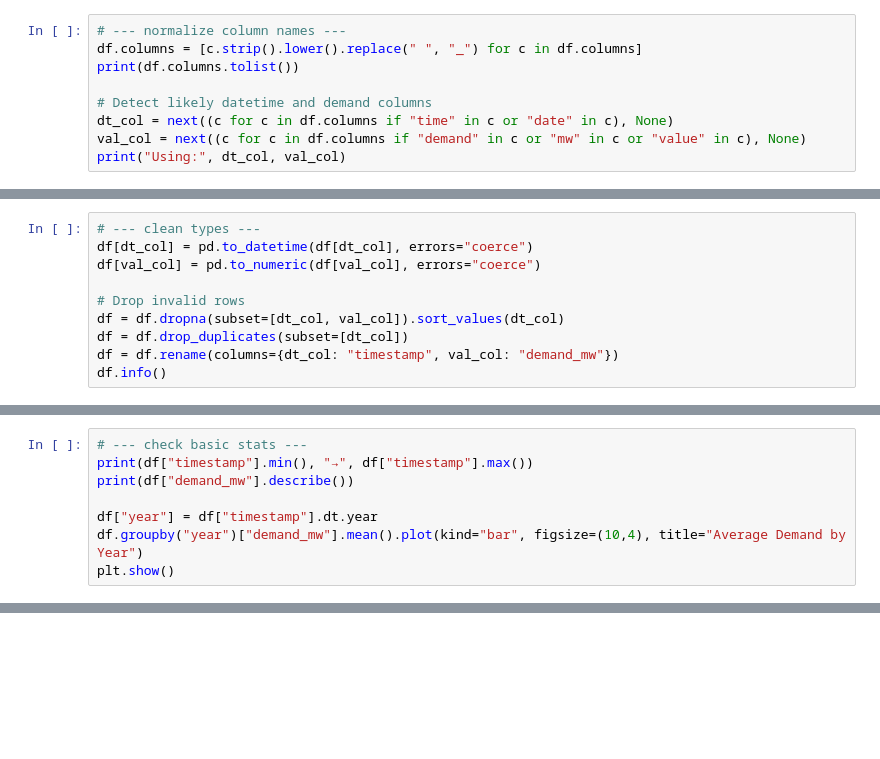
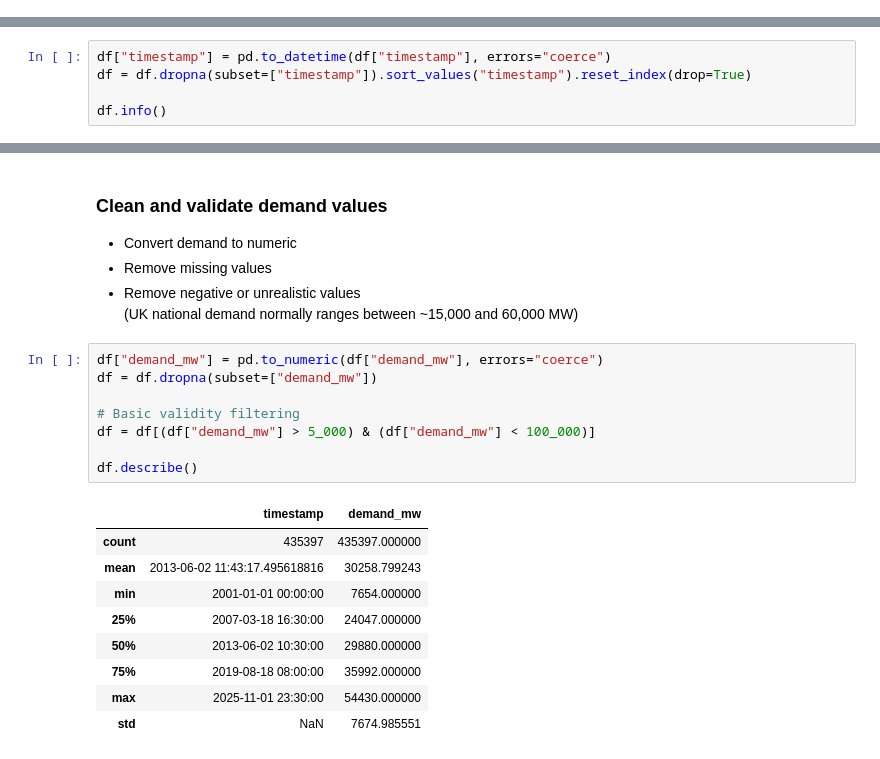
Before and after one commit to marin-janushaj1/Cloud-AI, a Jupyter notebook: dataset2_uk_electricity/2_clean.ipynb, the cells around one changed output, grey strips where cells are left out. Drawn from its saved outputs; the diff is of its cells as text; blank space fills up the shorter version.

```diff
--- a/dataset2_uk_electricity/2_clean.ipynb
+++ b/dataset2_uk_electricity/2_clean.ipynb
@@ -23,9 +36,0 @@ df.head()
-# %%
-# --- normalize column names ---
-df.columns = [c.strip().lower().replace(" ", "_") for c in df.columns]
-print(df.columns.tolist())
-
-# Detect likely datetime and demand columns
-dt_col = next((c for c in df.columns if "time" in c or "date" in c), None)
-val_col = next((c for c in df.columns if "demand" in c or "mw" in c or "value" in c), None)
-print("Using:", dt_col, val_col)
@@ -35,10 +36,0 @@ Using: settlement_date england_wales_demand
-# %%
-# --- clean types ---
-df[dt_col] = pd.to_datetime(df[dt_col], errors="coerce")
-df[val_col] = pd.to_numeric(df[val_col], errors="coerce")
-
-# Drop invalid rows
-df = df.dropna(subset=[dt_col, val_col]).sort_values(dt_col)
-df = df.drop_duplicates(subset=[dt_col])
-df = df.rename(columns={dt_col: "timestamp", val_col: "demand_mw"})
-df.info()
@@ -63,8 +36,0 @@ memory usage: 1.5 MB
-# %%
-# --- check basic stats ---
-print(df["timestamp"].min(), "→", df["timestamp"].max())
-print(df["demand_mw"].describe())
-
-df["year"] = df["timestamp"].dt.year
-df.groupby("year")["demand_mw"].mean().plot(kind="bar", figsize=(10,4), title="Average Demand by Year")
-plt.show()
@@ -114,0 +42,5 @@ Remaining records: 34755
+# %%
+df["timestamp"] = pd.to_datetime(df["timestamp"], errors="coerce")
+df = df.dropna(subset=["timestamp"]).sort_values("timestamp").reset_index(drop=True)
+
+df.info()
@@ -114,0 +57,25 @@ Remaining records: 34755
+# %% [markdown]
+### Clean and validate demand values
+
+- Convert demand to numeric
+- Remove missing values
+- Remove negative or unrealistic values
+  (UK national demand normally ranges between ~15,000 and 60,000 MW)
+# %%
+df["demand_mw"] = pd.to_numeric(df["demand_mw"], errors="coerce")
+df = df.dropna(subset=["demand_mw"])
+
+# Basic validity filtering
+df = df[(df["demand_mw"] > 5_000) & (df["demand_mw"] < 100_000)]
+
+df.describe()
+# %% [output]
+|  | timestamp | demand_mw |
+| count | 435397 | 435397.000000 |
+| mean | 2013-06-02 11:43:17.495618816 | 30258.799243 |
+| min | 2001-01-01 00:00:00 | 7654.000000 |
+| 25% | 2007-03-18 16:30:00 | 24047.000000 |
+| 50% | 2013-06-02 10:30:00 | 29880.000000 |
+| 75% | 2019-08-18 08:00:00 | 35992.000000 |
+| max | 2025-11-01 23:30:00 | 54430.000000 |
+| std | NaN | 7674.985551 |
```
Also changed, not shown: parts of 27 cells of this notebook, 6 other files.
